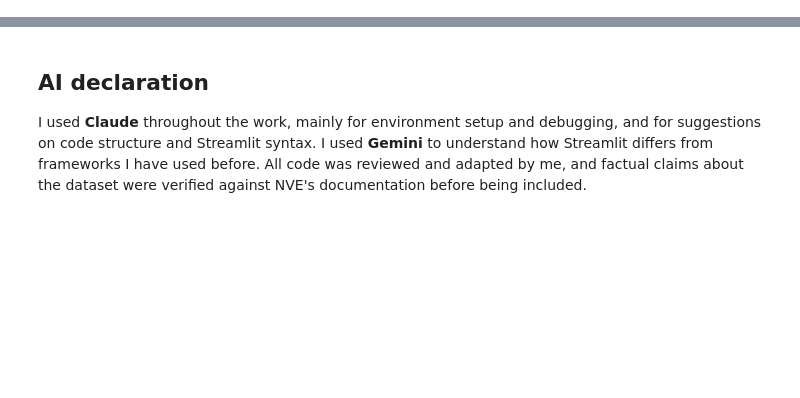
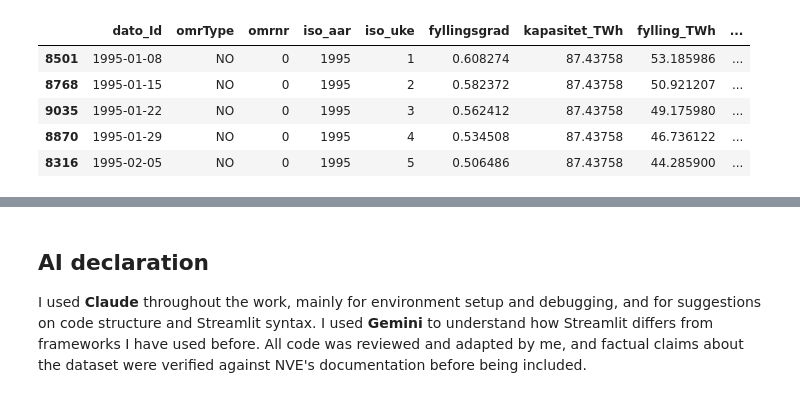
Before and after one commit to SaraGjerlow/ind320-SaraGjerlow, a Jupyter notebook: notebooks/part1.ipynb, the cells around one changed output, grey strips where cells are left out. Saved outputs shown, nothing was run; the diff lists cells and outputs as text; code cells hidden in the pictures; blank space fills up the shorter version.

```diff
--- a/notebooks/part1.ipynb
+++ b/notebooks/part1.ipynb
@@ -298,0 +67,13 @@ writing anything.
+# %%
+# Keep only the national total (NO)
+national = df[df["omrType"] == "NO"].copy()
+
+# Turn the date column into real dates, then sort the rows by date
+national["dato_Id"] = pd.to_datetime(national["dato_Id"])
+national = national.sort_values("dato_Id")
+
+print("Rows and columns:", national.shape)
+print("First date:", national["dato_Id"].min())
+print("Last date:", national["dato_Id"].max())
+national.head()
+# %% [output]
@@ -298,0 +83,6 @@ writing anything.
+|  | dato_Id | omrType | omrnr | iso_aar | iso_uke | fyllingsgrad | kapasitet_TWh | fylling_TWh | ... |
+| 8501 | 1995-01-08 | NO | 0 | 1995 | 1 | 0.608274 | 87.43758 | 53.185986 | ... |
+| 8768 | 1995-01-15 | NO | 0 | 1995 | 2 | 0.582372 | 87.43758 | 50.921207 | ... |
+| 9035 | 1995-01-22 | NO | 0 | 1995 | 3 | 0.562412 | 87.43758 | 49.175980 | ... |
+| 8870 | 1995-01-29 | NO | 0 | 1995 | 4 | 0.534508 | 87.43758 | 46.736122 | ... |
+| 8316 | 1995-02-05 | NO | 0 | 1995 | 5 | 0.506486 | 87.43758 | 44.285900 | ... |
```
Also changed, not shown: parts of 43 cells of this notebook, 3 other files.
